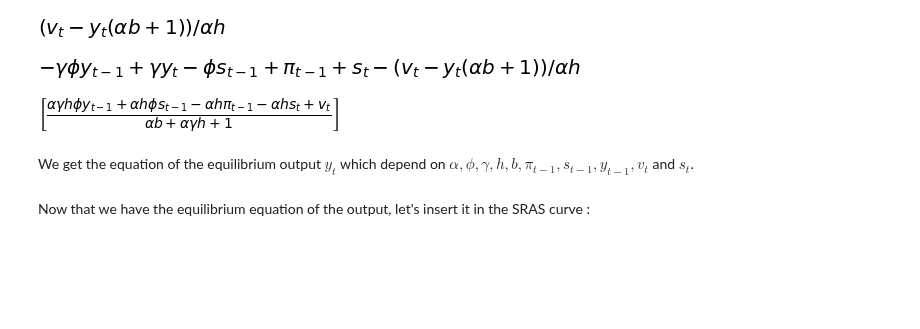
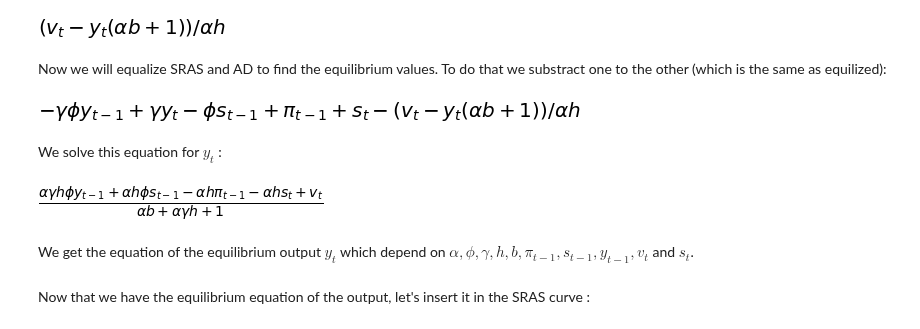
Before and after one commit to NumEconCopenhagen/projects-2019-al, a Jupyter notebook: examproject/examproject.ipynb, the cells around one changed output. Saved outputs shown, nothing was run; the diff lists cells and outputs as text; code cells hidden in the pictures; blank space fills up the shorter version.

```diff
--- a/examproject/examproject.ipynb
+++ b/examproject/examproject.ipynb
@@ -34,16 +40,22 @@ AD_pit=(1/(h*alpha))*(vt-(1+b*alpha)*yt)
 AD_pit
 # %% [output]
 [figure]
-# %%
-AS_minus_AD= SRAS_pit-AD_pit
-AS_minus_AD
-# %% [output]
-[figure, removed]
+# %% [markdown]
+Now we will equalize SRAS and AD to find the equilibrium values. To do that we substract one to the other (which is the same as equilized):
+# %%
+#SRAS equation minus the AD equation
+AS_minus_AD= SRAS_pit-AD_pit
+AS_minus_AD
+# %% [output]
+[figure, added]
+# %% [markdown]
+We solve this equation for $y_t$ :
 # %%
+#Solve the equation for yt
 eq_y = sm.solve(sm.Eq(AS_minus_AD,0),yt)
-eq_y
+eq_y[0]
 # %% [output]
-[figure, old version]
+[figure, new version]
 # %% [markdown]
 We get the equation of the equilibrium output $y_t$ which depend on $\alpha , \phi ,\gamma , h, b, \pi_{t-1} ,s_{t-1} ,y_{t-1} ,v_t$ and $s_t $.
 # %% [markdown]
```
Also changed, not shown: parts of 19 cells of this notebook.
